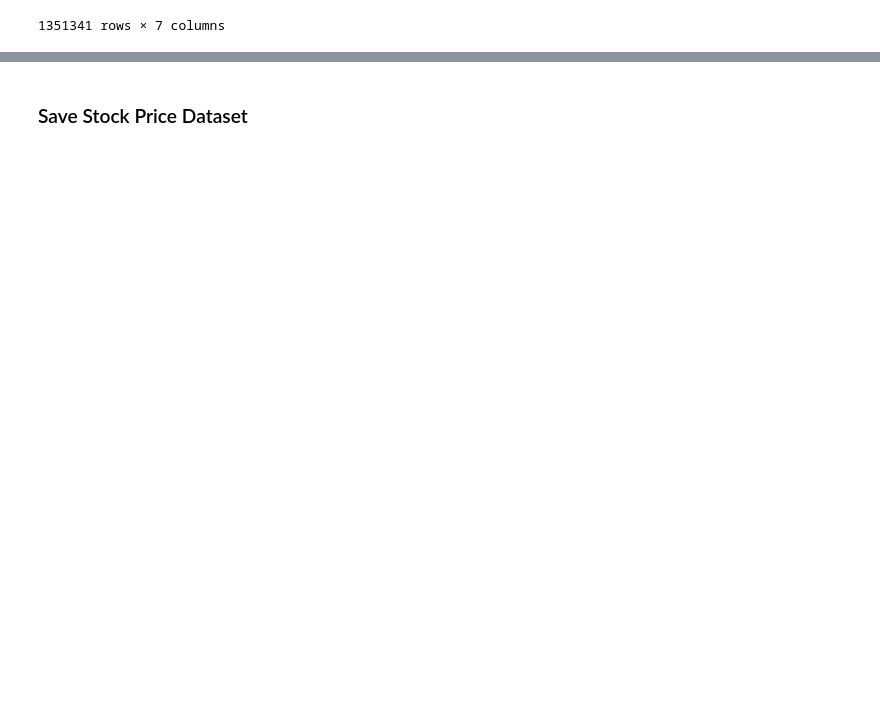
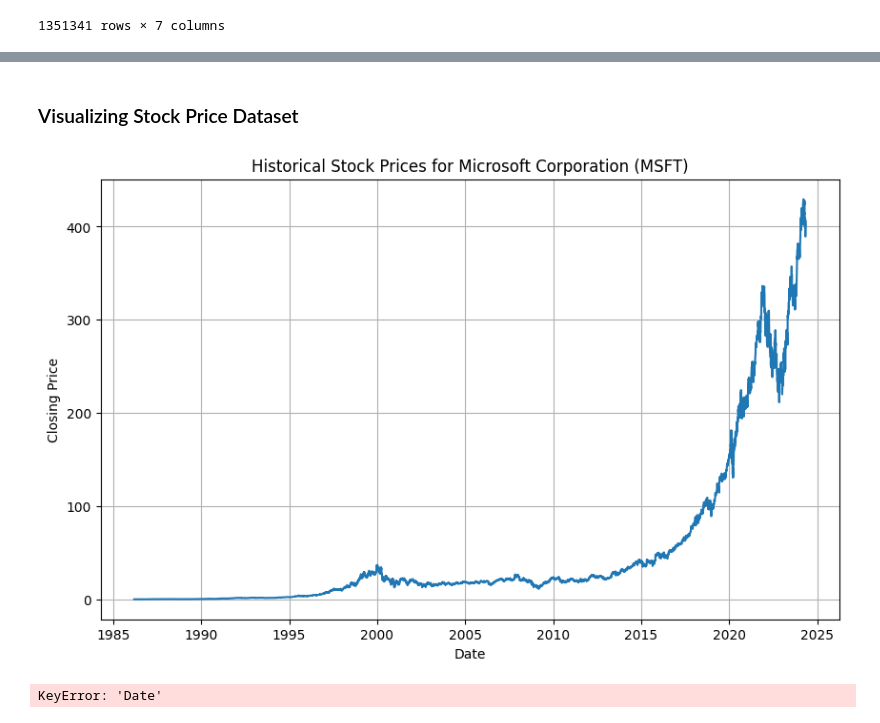
Before and after one commit to Daniel-Andarge/nova-financial-analysis, a Jupyter notebook: notebooks/1.0-final-data-exploration.ipynb, the cells around one changed output, grey strips where cells are left out. Cells and saved outputs as stored; diff of their text form; code cells hidden in the pictures; blank space fills up the shorter version.

Commit message:
Stock Price Visualization

```diff
--- a/notebooks/1.0-final-data-exploration.ipynb
+++ b/notebooks/1.0-final-data-exploration.ipynb
@@ -356,0 +338,4 @@ dispaly(stock_data)
+# %%
+TICKER = "MSFT"
+stock_data = fetch_stock_prices(TICKER)
+display(stock_data)
@@ -357,2 +357,2 @@ dispaly(stock_data)
 # %% [markdown]
-### Save Stock Price Dataset
+### Visualizing Stock Price Dataset
@@ -360,0 +359,9 @@ visualize_stock_data(stock_data)
+# %%
+visualize_stock_prices(stock_data, TICKER )
+# %% [output]
+[figure, added]
+# %%
+ali = align_datasets(sentiment_scores,stock_data )
+display(ali)
+# %% [output]
+KeyError: 'Date'
```
Also changed, not shown: parts of 5 cells of this notebook, 2 other files.
